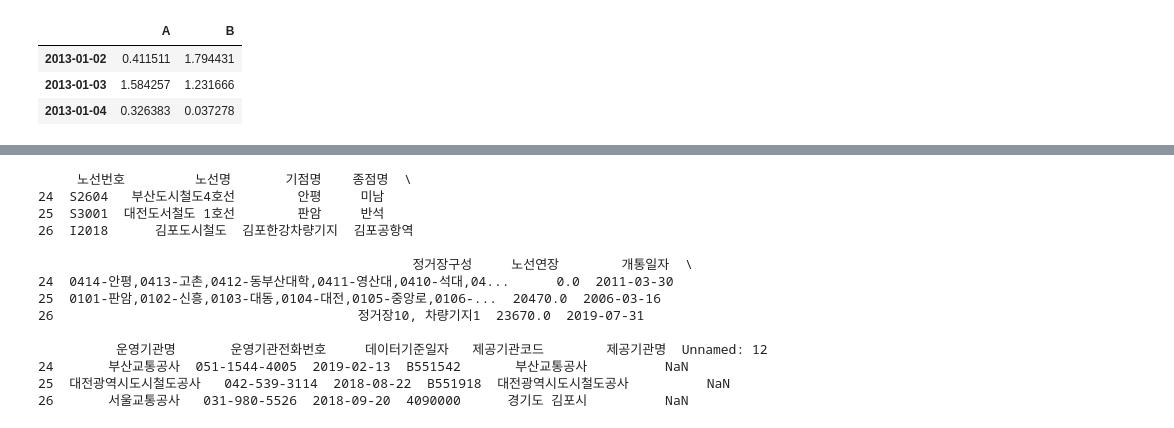
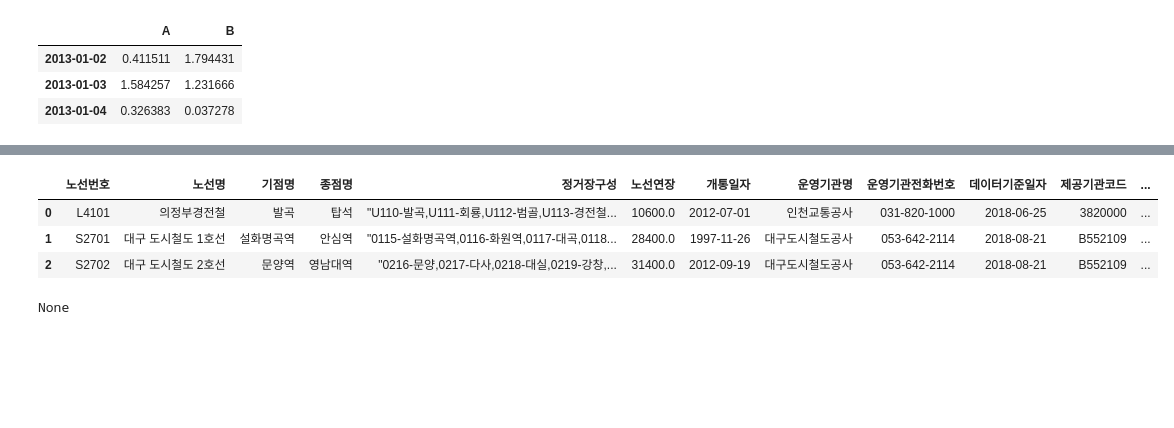
Before and after one commit to tncnsfs/Python, a Jupyter notebook: pandasTest01_190424.ipynb, the cells around one changed output, grey strips where cells are left out. Saved outputs shown, nothing was run; the diff lists cells and outputs as text; code cells hidden in the pictures; blank space fills up the shorter version.

```diff
--- a/pandasTest01_190424.ipynb
+++ b/pandasTest01_190424.ipynb
@@ -208,18 +199,12 @@ print(varReadCsv02.head(3))
-# %%
-var2 = pd.read_csv('TestPandasFile\전국도시철도노선정보표준데이터.csv',engine='python')
-print(var2.tail(3))
-# %% [output]
-     노선번호         노선명       기점명    종점명  \
-24  S2604   부산도시철도4호선        안평     미남
-25  S3001  대전도서철도 1호선        판암     반석
-26  I2018      김포도시철도  김포한강차량기지  김포공항역
-
-                                                정거장구성     노선연장        개통일자  \
-24  0414-안평,0413-고촌,0412-동부산대학,0411-영산대,0410-석대,04...      0.0  2011-03-30
-25  0101-판암,0102-신흥,0103-대동,0104-대전,0105-중앙로,0106-...  20470.0  2006-03-16
-26                                       정거장10, 차량기지1  23670.0  2019-07-31
-
-          운영기관명       운영기관전화번호     데이터기준일자   제공기관코드        제공기관명  Unnamed: 12
-24       부산교통공사  051-1544-4005  2019-02-13  B551542       부산교통공사          NaN
-25  대전광역시도시철도공사   042-539-3114  2018-08-22  B551918  대전광역시도시철도공사          NaN
-26       서울교통공사   031-980-5526  2018-09-20  4090000      경기도 김포시          NaN
+# %%
+fram01=DataFrame(var1)
+fram01.head(3)
+# %% [output]
+|  | 노선번호 | 노선명 | 기점명 | 종점명 | 정거장구성 | 노선연장 | 개통일자 | 운영기관명 | 운영기관전화번호 | 데이터기준일자 | 제공기관코드 | ... |
+| 0 | L4101 | 의정부경전철 | 발곡 | 탑석 | "U110-발곡,U111-회룡,U112-범골,U113-경전철... | 10600.0 | 2012-07-01 | 인천교통공사 | 031-820-1000 | 2018-06-25 | 3820000 | ... |
+| 1 | S2701 | 대구 도시철도 1호선 | 설화명곡역 | 안심역 | "0115-설화명곡역,0116-화원역,0117-대곡,0118... | 28400.0 | 1997-11-26 | 대구도시철도공사 | 053-642-2114 | 2018-08-21 | B552109 | ... |
+| 2 | S2702 | 대구 도시철도 2호선 | 문양역 | 영남대역 | "0216-문양,0217-다사,0218-대실,0219-강창,... | 31400.0 | 2012-09-19 | 대구도시철도공사 | 053-642-2114 | 2018-08-21 | B552109 | ... |
+# %%
+WriteExcel = fram01.to_excel('./WriteExcell.xlsx', sheet_name= 'aSheet')
+# %% [output]
+None
```
Also changed, not shown: parts of 7 cells of this notebook.
